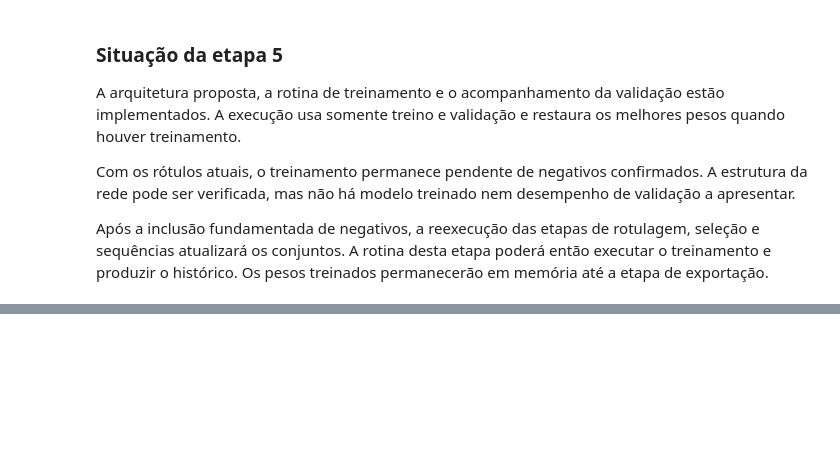
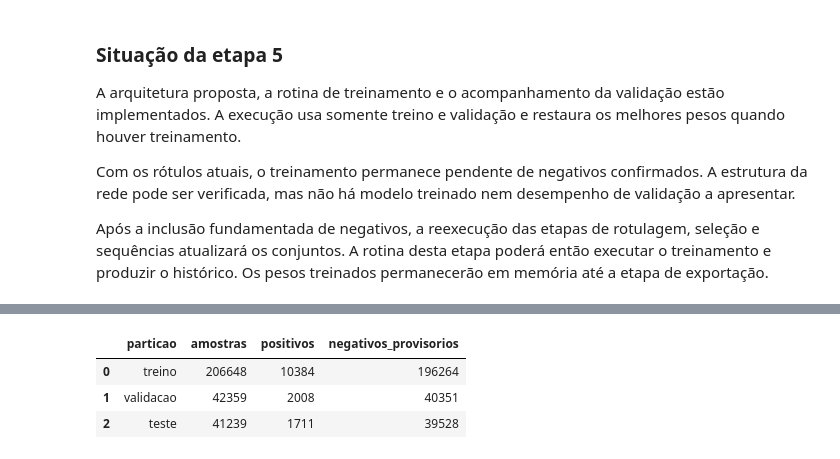
Before and after one commit to joaocardosodias/Lumem, a Jupyter notebook: models/modelo-rnn-1/01-criacao-tabela-mestra.ipynb, the cells around one changed output, grey strips where cells are left out. Saved outputs shown, nothing was run; the diff lists cells and outputs as text; code cells hidden in the pictures; blank space fills up the shorter version.

```diff
--- a/models/modelo-rnn-1/01-criacao-tabela-mestra.ipynb
+++ b/models/modelo-rnn-1/01-criacao-tabela-mestra.ipynb
@@ -5570,0 +5706,57 @@ Após a inclusão fundamentada de negativos, a reexecução das etapas de rotula
+# %%
+sequencias_experimentais = {}
+resumo_experimento = []
+for particao in ["treino", "validacao", "teste"]:
+    selecao = (
+        base_treinamento_experimental["particao"].eq(particao)
+        & base_treinamento_experimental["usar_como_alvo_experimental"]
+    )
+    indices_experimentais = base_treinamento_experimental.index[selecao]
+    posicoes_fim = base_treinamento.index.get_indexer(indices_experimentais)
+    assert (posicoes_fim >= DIAS_HISTORICO - 1).all()
+    X_temporal_experimental = np.empty(
+        (len(posicoes_fim), DIAS_HISTORICO, n_features_temporais), dtype="float32"
+    )
+    for numero_amostra, posicao_fim in enumerate(posicoes_fim):
+        posicao_inicio = posicao_fim - DIAS_HISTORICO + 1
+        assert (chaves_das_linhas[posicao_inicio:posicao_fim + 1] == chaves_das_linhas[posicao_fim]).all()
+        assert (np.diff(datas_das_linhas[posicao_inicio:posicao_fim + 1]) == np.timedelta64(1, "D")).all()
+        X_temporal_experimental[numero_amostra] = valores_temporais[posicao_inicio:posicao_fim + 1]
+
+    metadados_experimentais = base_treinamento_experimental.loc[indices_experimentais, [
+        "indice_entrada", "chave_candidata", "data", "inicio_janela_30d",
+        "fim_horizonte_7d", "particao", "falha_7d_experimental",
+    ]].reset_index(drop=True)
+    X_estatico_experimental = valores_estaticos[posicoes_fim].copy()
+    y_experimental = metadados_experimentais["falha_7d_experimental"].to_numpy(dtype="float32").reshape(-1, 1)
+    assert np.isin(y_experimental, [0, 1]).all()
+    for array in [X_temporal_experimental, X_estatico_experimental, y_experimental]:
+        assert np.isfinite(array).all()
+    np.testing.assert_array_equal(X_temporal_experimental[:, -1, :], valores_temporais[posicoes_fim])
+    assert not base_treinamento_experimental.loc[indices_experimentais, "alvo_atravessa_corte"].any()
+
+    sequencias_experimentais[particao] = {
+        "X_temporal": X_temporal_experimental,
+        "X_estatico": X_estatico_experimental,
+        "y": y_experimental,
+        "metadados": metadados_experimentais,
+    }
+    resumo_experimento.append({
+        "particao": particao,
+        "amostras": len(y_experimental),
+        "positivos": int((y_experimental == 1).sum()),
+        "negativos_provisorios": int((y_experimental == 0).sum()),
+    })
+resumo_experimento = pd.DataFrame(resumo_experimento)
+display(resumo_experimento)
+configuracao_experimental = copy.deepcopy(configuracao_modelagem)
+configuracao_experimental["versao_rotulos"] = "experimental_inicio_documentado_v1"
+configuracao_experimental["negativo"] = "ausência de início de falha ou ocorrência pendente nos registros disponíveis"
+configuracao_experimental["cobertura_confirmada"] = False
+configuracao_experimental["alvo_final_validado"] = False
+configuracao_experimental["escopo_incerteza"] = "início registrado em D+1 a D+7, respeitando as localizações conhecidas"
+# %% [output]
+|  | particao | amostras | positivos | negativos_provisorios |
+| 0 | treino | 206648 | 10384 | 196264 |
+| 1 | validacao | 42359 | 2008 | 40351 |
+| 2 | teste | 41239 | 1711 | 39528 |
```
Also changed, not shown: parts of 12 cells of this notebook, 6 other files.
